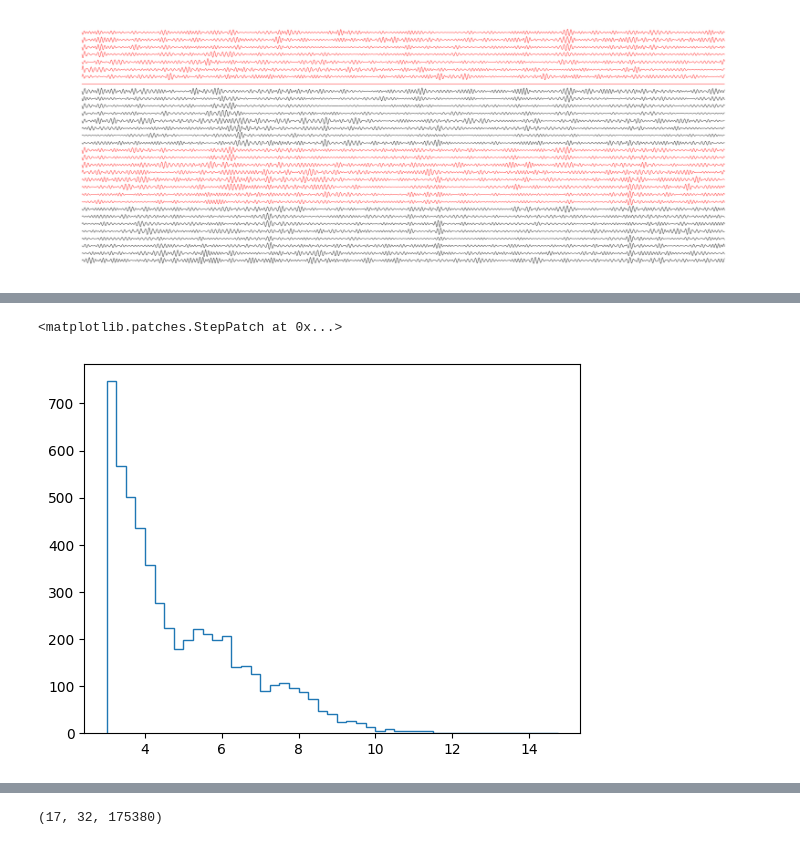
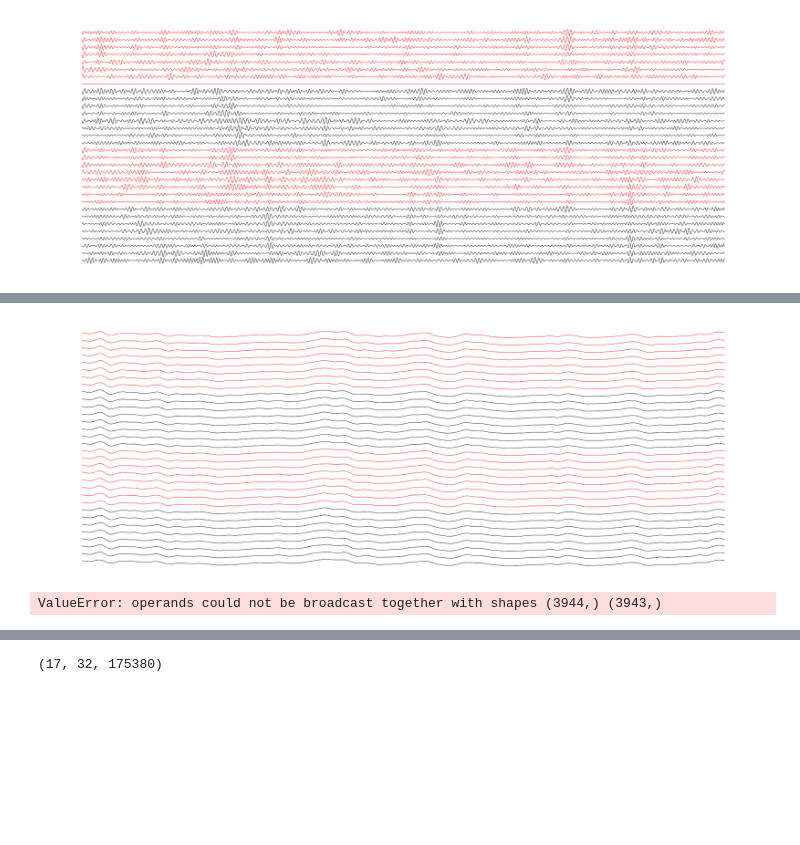
Before and after one commit to dtabuena/Workshop, a Jupyter notebook: Py_trodes/PyTrodes_Pipeline_.ipynb, the cells around one changed output, grey strips where cells are left out. Saved outputs shown, nothing was run; the diff lists cells and outputs as text; code cells hidden in the pictures; blank space fills up the shorter version.

```diff
--- a/Py_trodes/PyTrodes_Pipeline_.ipynb
+++ b/Py_trodes/PyTrodes_Pipeline_.ipynb
@@ -168,17 +165,18 @@ from tqdm import tqdm
 # %%
 lfp_disk_array =  lfp_disk_array.astype('float32')
 gauss_width_ms = 4
 sigma = gauss_width_ms/1000*downsampled_rate
 filter_width_sigmas = 8
 num_channels = lfp_disk_array.shape[1]
 for c in tqdm(np.arange(num_channels)):
     lfp_disk_array[:,c] = sci.ndimage.gaussian_filter1d(lfp_disk_array[:,c],
                                                 sigma, axis=0, mode='reflect',
                                                 truncate=filter_width_sigmas)
     lfp_disk_array[:,c] = (lfp_disk_array[:,c] - np.mean(lfp_disk_array[:,c]))/np.std(lfp_disk_array[:,c])
 lfp_disk_array =  lfp_disk_array.astype('float16')
 
 rip_envl_npy_filename = ripfilt_npy_filename.replace('ripfilt', 'rip_envl')
 np.save(rip_envl_npy_filename, lfp_disk_array.astype('float16'))
 plot_sample_wave(lfp_disk_array,downsampled_rate)
-""" START HERE FOR RIPPLE Triggering """
+# %% [output]
+[figure, added]
@@ -214,13 +210,7 @@ def find_trace_ripples_df(trace, downsampled_rate, min_thresh_SD=3, min_dur=15,
                               'max_tic':max_tic,
                               'ripple_sd_max':ripple_sd_max})
     return channel_ripples_df
-
-
-channel_ripples_df = find_trace_ripples_df(lfp_disk_array[:,c],downsampled_rate)
-# counts,edges = np.histogram(channel_ripples_df['ripple_sd_max'],np.arange(3,15,.25))
-# plt.stairs(counts,edges)
 # %% [output]
-<matplotlib.patches.StepPatch at 0x...>
+ValueError: operands could not be broadcast together with shapes (3944,) (3943,)
-[figure, removed]
 # %%
 ripples_dict = {f'ch{ch}':find_trace_ripples_df(lfp_disk_array[:,ch],downsampled_rate) for ch in np.arange(lfp_disk_array.shape[1])}
```
Also changed, not shown: parts of 8 cells of this notebook.
